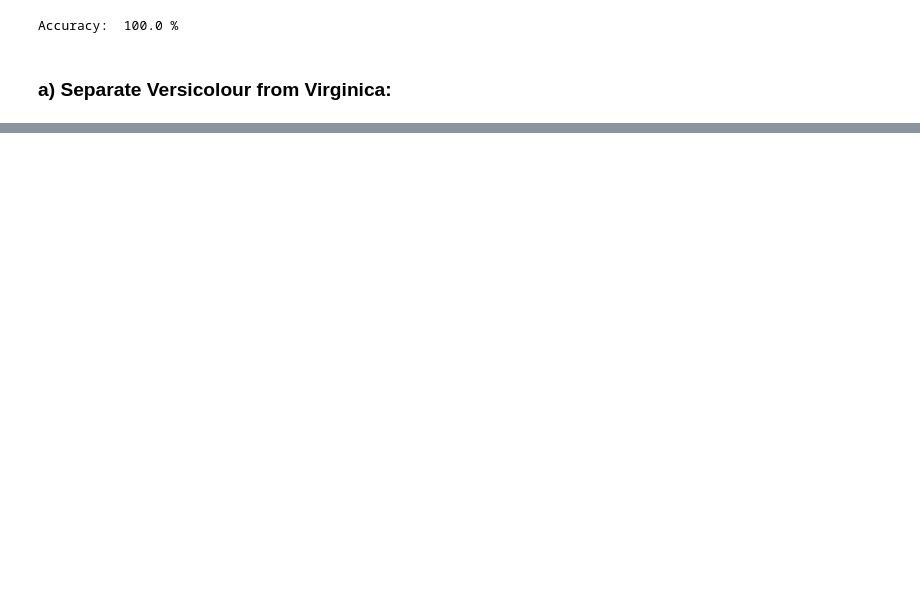
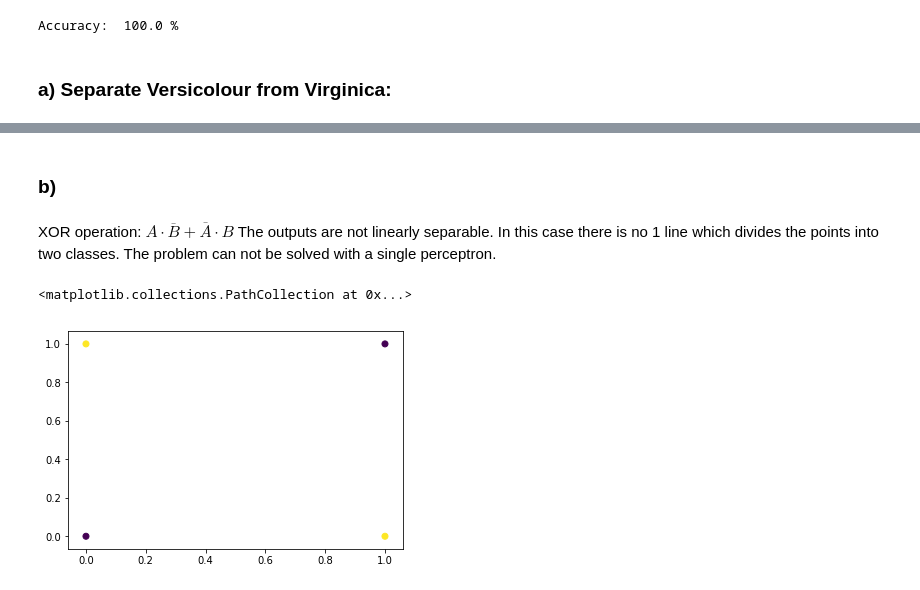
Before and after one commit to evabertalan/mustererkennung, a Jupyter notebook: 8/8_Perceptron.ipynb, the cells around one changed output, grey strips where cells are left out. Cells and saved outputs as stored; diff of their text form; code cells hidden in the pictures; blank space fills up the shorter version.

```diff
--- a/8/8_Perceptron.ipynb
+++ b/8/8_Perceptron.ipynb
@@ -89,0 +142,13 @@ Accuracy:  95.0 %
+# %% [markdown]
+### b)
+# %% [markdown]
+XOR operation: 	$A\cdot\overline{B} + \overline{A}\cdot B$
+The outputs are not linearly separable.
+In this case there is no 1 line which divides the points into two classes. The problem can not be solved with a single perceptron.
+# %%
+x_12 = np.array([[0, 0], [0, 1], [1, 0], [1, 1]])
+y = [0, 1, 1, 0]
+plt.scatter(*x_12.T, c=y)
+# %% [output]
+<matplotlib.collections.PathCollection at 0x...>
+[figure, added]
```
Also changed, not shown: parts of 21 cells of this notebook.
